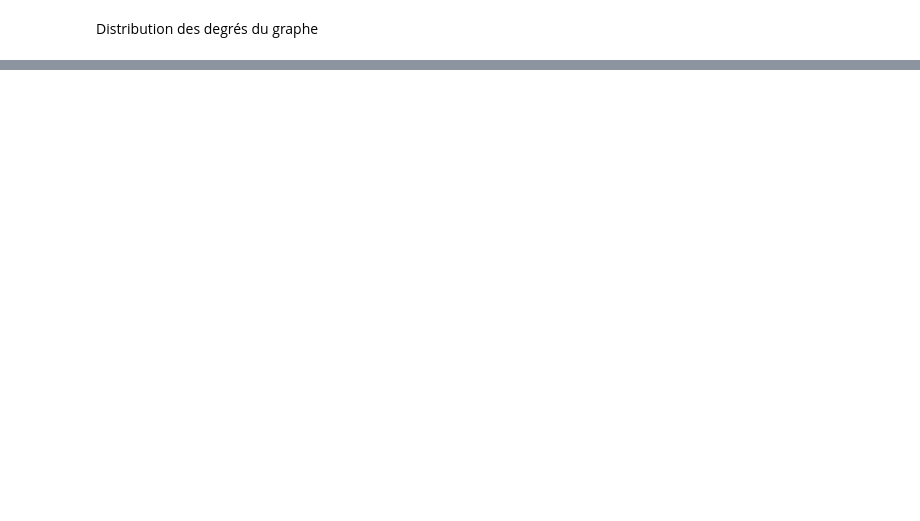
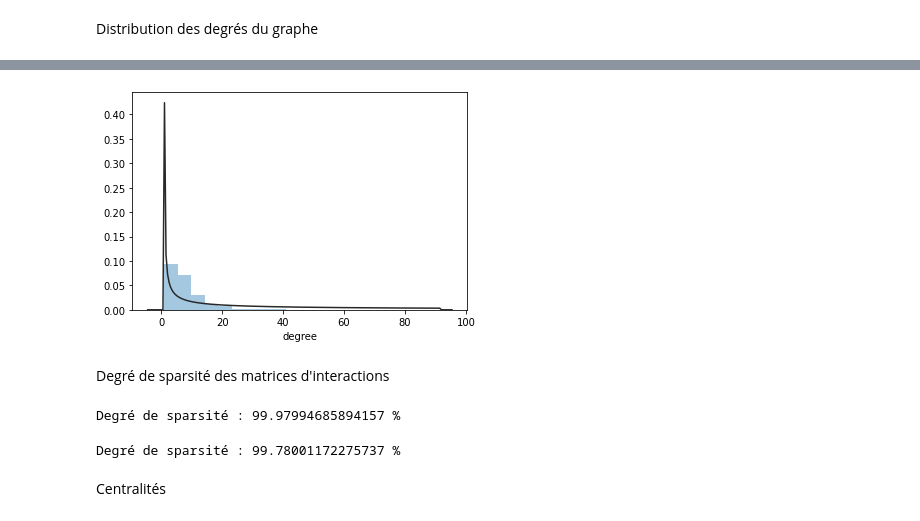
Before and after one commit to quentin-sgn/Projet-Graphes-et-Reseaux, a Jupyter notebook: data_analysis.ipynb, the cells around one changed output, grey strips where cells are left out. Cells and saved outputs as stored; diff of their text form; code cells hidden in the pictures; blank space fills up the shorter version.

```diff
--- a/data_analysis.ipynb
+++ b/data_analysis.ipynb
@@ -11,0 +13,2 @@ g_epinions_rat = nx.read_edgelist(pathDataEpinions+"ratings_data.txt", create_us
+# %%
+g_delicious_contact = nx.read_edgelist(pathDataDelicious+"user_contacts.dat", create_using=nx.Graph, nodetype=int, data=(("weight", int),("weight", int),("weight", int),("weight", int),("weight", int),("weight", int),))
@@ -19,0 +59,20 @@ plt.show()
+# %%
+deg_delicious = pd.Series(dict(g_delicious_contact.degree()))
+sns.distplot(deg_delicious, bins=20, kde=False, fit=stats.powerlaw , axlabel="degree")
+plt.show()
+# %% [output]
+[figure, added]
+# %% [markdown]
+Degré de sparsité des matrices d'interactions
+# %%
+sparsity = (max_edges_epinions_trust - edges_epinions_trust) / max_edges_epinions_trust
+print(f"Degré de sparsité : {100 * sparsity} %")
+# %% [output]
+Degré de sparsité : 99.97994685894157 %
+# %%
+sparsity = (max_edges_delicious_contact - edges_delicious_contact) / max_edges_delicious_contact
+print(f"Degré de sparsité : {100 * sparsity} %")
+# %% [output]
+Degré de sparsité : 99.78001172275737 %
+# %% [markdown]
+Centralités
```
Also changed, not shown: parts of 31 cells of this notebook, 2 other files.
